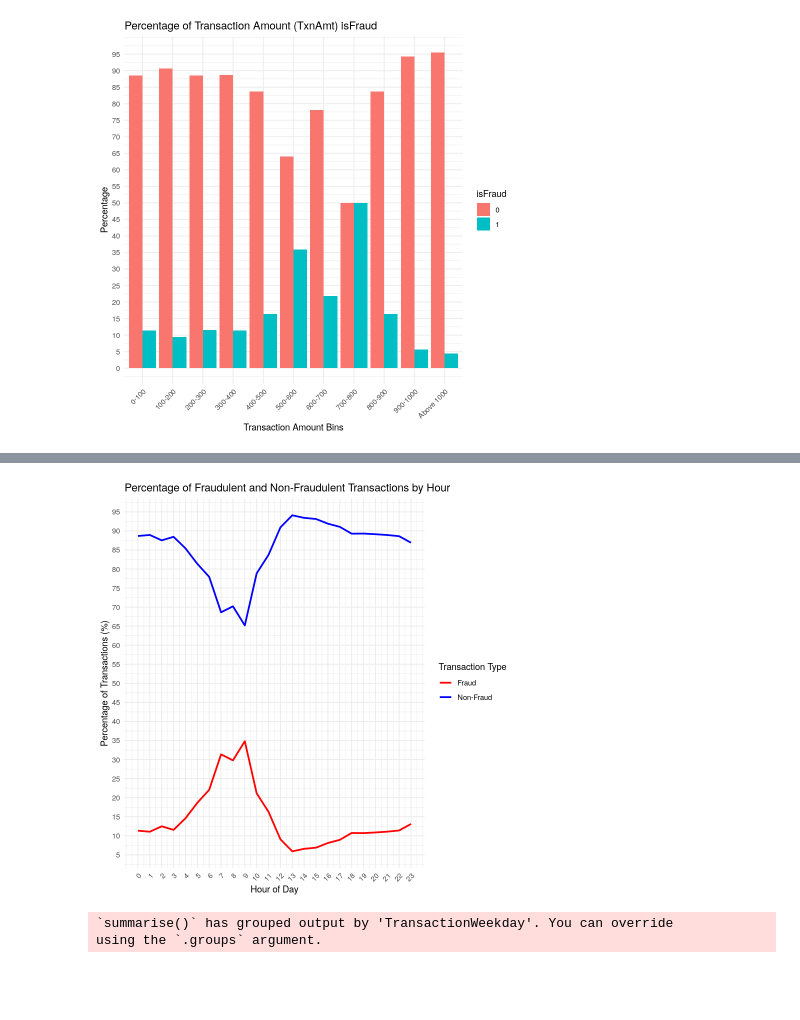
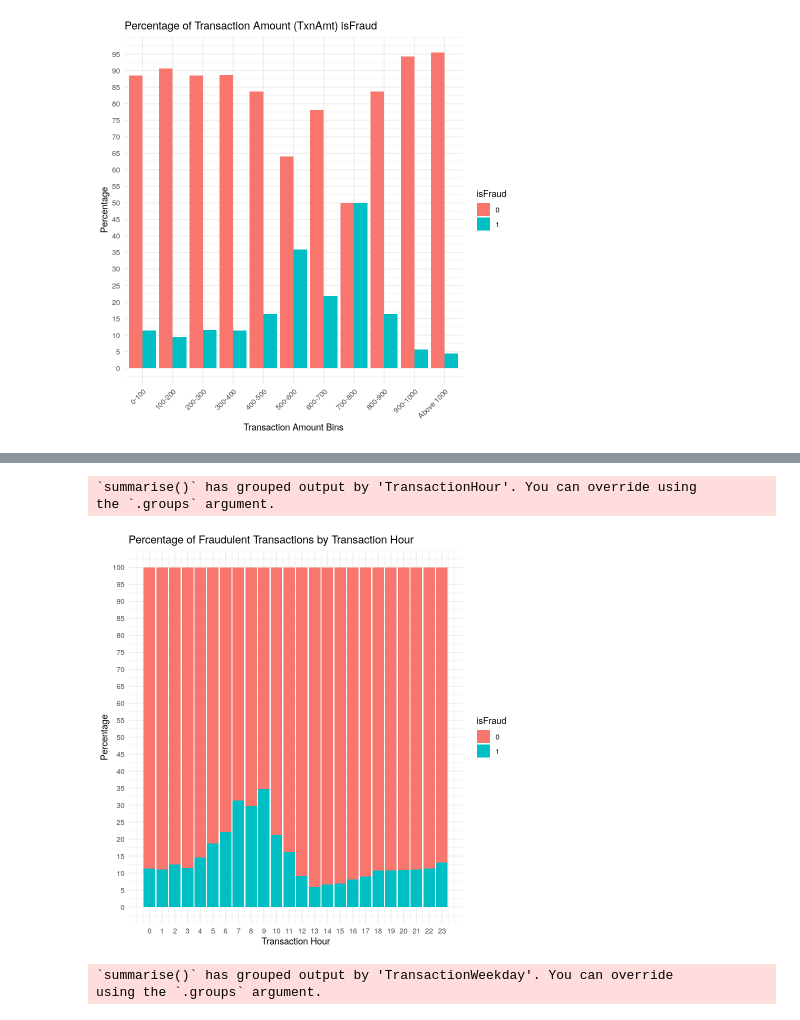
Before and after one commit to ytcctl/peter, a Jupyter notebook: FITE7410/FITE7410_Assgn_1.ipynb, the cells around one changed output, grey strips where cells are left out. Saved outputs shown, nothing was run; the diff lists cells and outputs as text; code cells hidden in the pictures; blank space fills up the shorter version.

```diff
--- a/FITE7410/FITE7410_Assgn_1.ipynb
+++ b/FITE7410/FITE7410_Assgn_1.ipynb
@@ -420,23 +412,25 @@ ggplot(fraud_per_hour, aes(x = TransactionHour)) +
 # %%
 # view the percentage of isFraud and non-fraud by TransactionHour ------------------------------------------------
 fraud_non_fraud_percentage_per_hour <- fraud_per_hour %>%
   mutate(FraudPercentage = (FraudCount / (FraudCount + NonFraudCount)) * 100,
          NonFraudPercentage = (NonFraudCount / (FraudCount + NonFraudCount)) * 100)
 
-# visualize the percentage of isFraud and non-fraud by TransactionHour ------------------------------------------------
-ggplot(fraud_non_fraud_percentage_per_hour, aes(x = TransactionHour)) +
-  geom_line(aes(y = FraudPercentage, color = "Fraud"), size = 1) +
-  geom_line(aes(y = NonFraudPercentage, color = "Non-Fraud"), size = 1) +
-  labs(title = "Percentage of Fraudulent and Non-Fraudulent Transactions by Hour",
-       x = "Hour of Day",
-       y = "Percentage of Transactions (%)") +
+# visualize the percentage of isFraud and non-fraud by TransactionHour by bar chart ------------------------------------------------
+  data %>%
+  group_by(TransactionHour, isFraud) %>%
+  summarise(Count = n()) %>%
+  mutate(Percentage = (Count / sum(Count)) * 100) %>%
+  ggplot(aes(x = TransactionHour, y = Percentage, fill = factor(isFraud))) +
+  geom_bar(stat = "identity") +
+  labs(title = "Percentage of Fraudulent Transactions by Transaction Hour",
+       x = "Transaction Hour", y = "Percentage", fill = "isFraud") +
   theme_minimal() +
-  scale_x_continuous(breaks = 0:23) +
   scale_y_continuous(breaks = seq(0, 100, by = 5)) +
-  theme(axis.text.x = element_text(angle = 45, hjust = 1)) +
-  scale_color_manual(values = c("Fraud" = "red", "Non-Fraud" = "blue"), name = "Transaction Type")
+  scale_x_continuous(breaks = 0:23)
 # %% [output]
+`summarise()` has grouped output by 'TransactionHour'. You can override using
+the `.groups` argument.
-[figure, old version]
+[figure, new version]
 # %%
 # view the precentage of isFraud and non-fraud by TransactionWeekday ------------------------------------------------
 data %>%
```
Also changed, not shown: parts of 4 cells of this notebook.
